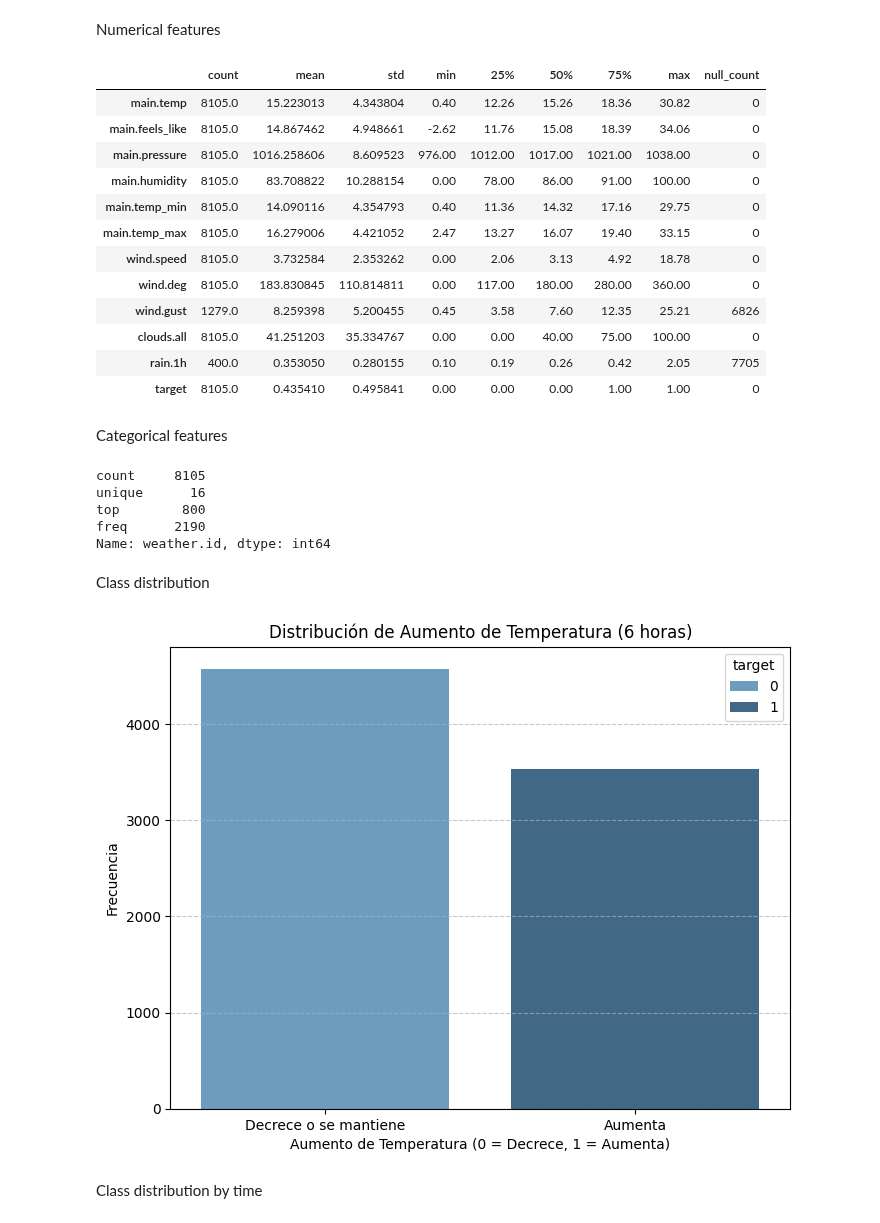
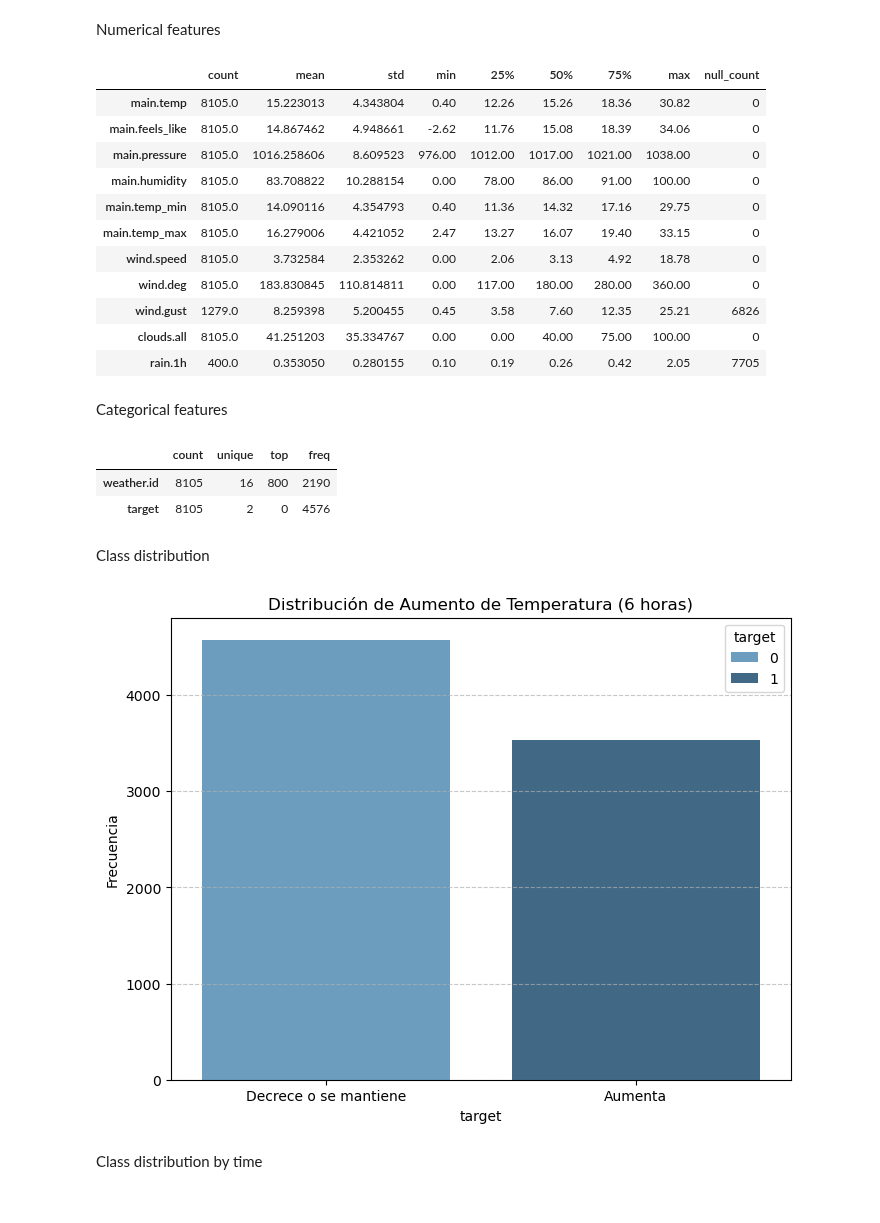
Before and after one commit to adriano-miranda/ML2-Project, a Jupyter notebook: Project.ipynb, the cells around one changed output. Cells and saved outputs as stored; diff of their text form; code cells hidden in the pictures.

```diff
--- a/Project.ipynb
+++ b/Project.ipynb
@@ -49,7 +47,7 @@ df.head(2)
 Numerical features
 # %%
 # Check numerical features and number of nulls
-exclude_features = ["dt", "weather.id"]
+exclude_features = ["dt", "weather.id", "target"]
 summary = df.drop(columns=exclude_features).describe().transpose()
 summary['null_count'] = df.isnull().sum()
 
@@ -69,36 +67,32 @@ summary
 | wind.gust | 1279.0 | 8.259398 | 5.200455 | 0.45 | 3.58 | 7.60 | 12.35 | 25.21 | 6826 |
 | clouds.all | 8105.0 | 41.251203 | 35.334767 | 0.00 | 0.00 | 40.00 | 75.00 | 100.00 | 0 |
 | rain.1h | 400.0 | 0.353050 | 0.280155 | 0.10 | 0.19 | 0.26 | 0.42 | 2.05 | 7705 |
-| target | 8105.0 | 0.435410 | 0.495841 | 0.00 | 0.00 | 0.00 | 1.00 | 1.00 | 0 |
 # %% [markdown]
 Categorical features
 # %%
-df['weather.id'] = df['weather.id'].astype('category')
-summary = df['weather.id'].describe(include=['category']).transpose()
+df[['weather.id', "target"]] = df[['weather.id', "target"]].astype('category')
+summary = df[['weather.id','target']].describe(include=['category']).transpose()
 summary
 # %% [output]
-count     8105
-unique      16
-top        800
-freq      2190
-Name: weather.id, dtype: int64
+|  | count | unique | top | freq |
+| weather.id | 8105 | 16 | 800 | 2190 |
+| target | 8105 | 2 | 0 | 4576 |
 # %% [markdown]
 Class distribution
 # %%
 import seaborn as sns
 
 plt.figure(figsize=(8, 6))
 sns.countplot(x="target", hue="target", data=df, palette="Blues_d")
 
 # Labeling the plot
-plt.xlabel("Aumento de Temperatura (0 = Decrece, 1 = Aumenta)")
 plt.ylabel("Frecuencia")
 plt.title("Distribución de Aumento de Temperatura (6 horas)")
 plt.xticks(ticks=[0, 1], labels=['Decrece o se mantiene', 'Aumenta'])
 plt.grid(True, axis='y', linestyle='--', alpha=0.7)
 plt.show()
 # %% [output]
-[figure, old version]
+[figure, new version]
 # %% [markdown]
 Class distribution by time
 # %%
```
Also changed, not shown: parts of 9 cells of this notebook.
